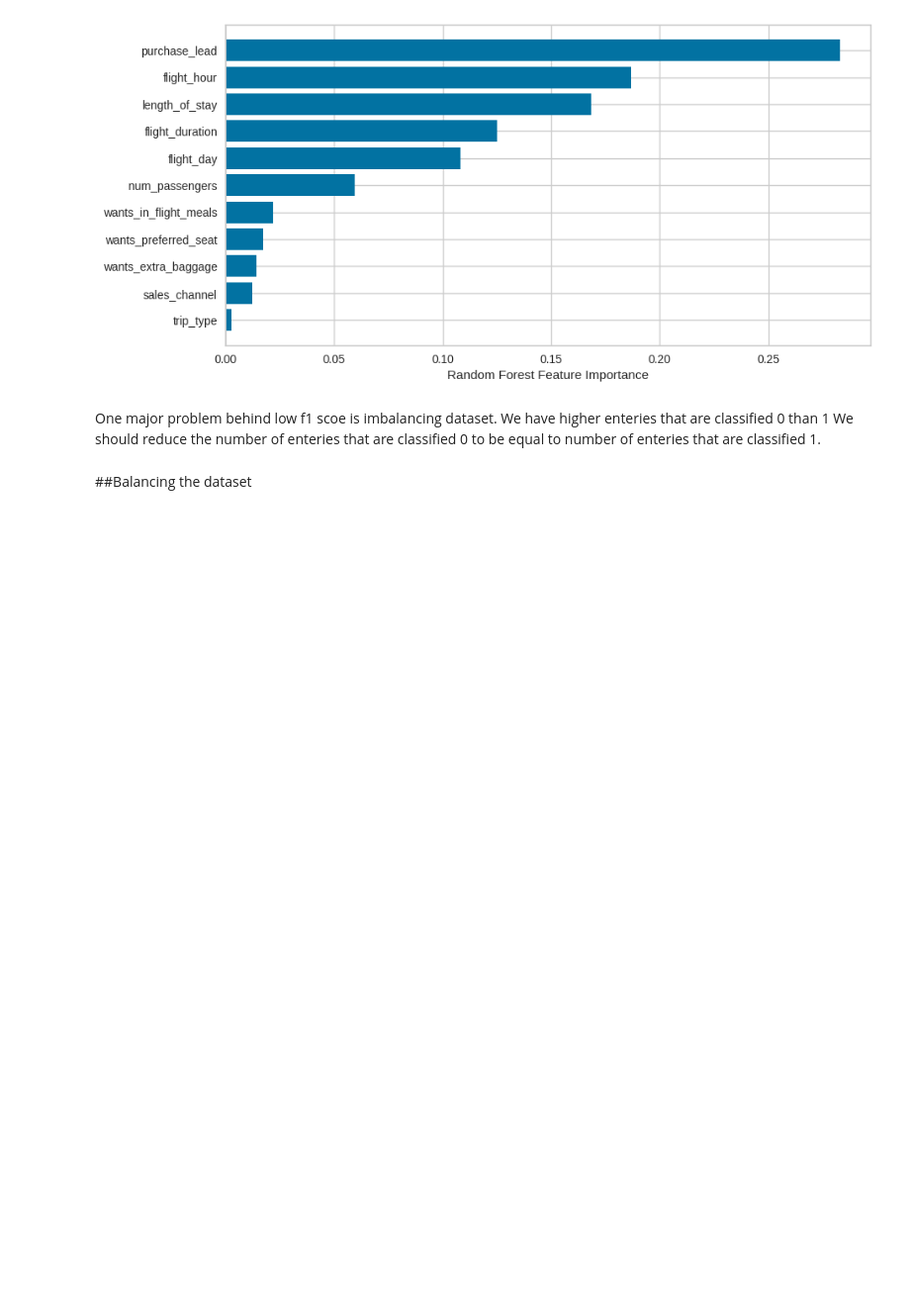
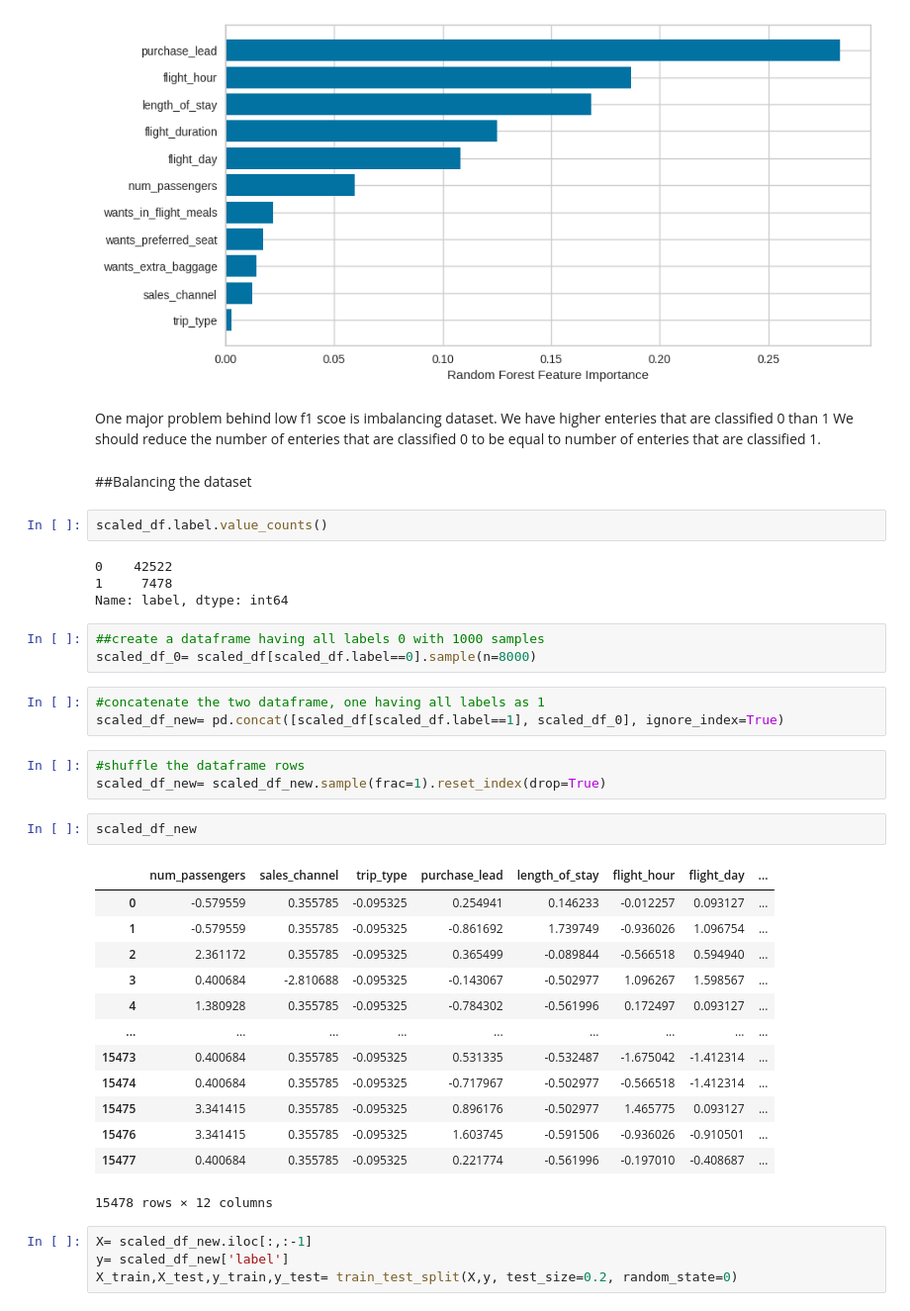
Before and after one commit to i-ninte/machine_learning, a Jupyter notebook: BA_prediction.ipynb, the cells around one changed output. Shown: that part at 99% size. Cells and saved outputs as stored; diff of their text form; blank space fills up the shorter version.

```diff
--- a/BA_prediction.ipynb
+++ b/BA_prediction.ipynb
@@ -421,3 +421,38 @@ One major problem behind low f1 scoe is imbalancing dataset. We have higher ente
 We should reduce the number of enteries that are classified 0 to be equal to number of enteries that are classified  1.
 # %% [markdown]
 ##Balancing the dataset
+# %%
+scaled_df.label.value_counts()
+# %% [output]
+0    42522
+1     7478
+Name: label, dtype: int64
+# %%
+##create a dataframe having all labels 0 with 1000 samples
+scaled_df_0= scaled_df[scaled_df.label==0].sample(n=8000)
+# %%
+#concatenate the two dataframe, one having all labels as 1
+scaled_df_new= pd.concat([scaled_df[scaled_df.label==1], scaled_df_0], ignore_index=True)
+# %%
+#shuffle the dataframe rows
+scaled_df_new= scaled_df_new.sample(frac=1).reset_index(drop=True)
+# %%
+scaled_df_new
+# %% [output]
+|  | num_passengers | sales_channel | trip_type | purchase_lead | length_of_stay | flight_hour | flight_day | ... |
+| 0 | -0.579559 | 0.355785 | -0.095325 | 0.254941 | 0.146233 | -0.012257 | 0.093127 | ... |
+| 1 | -0.579559 | 0.355785 | -0.095325 | -0.861692 | 1.739749 | -0.936026 | 1.096754 | ... |
+| 2 | 2.361172 | 0.355785 | -0.095325 | 0.365499 | -0.089844 | -0.566518 | 0.594940 | ... |
+| 3 | 0.400684 | -2.810688 | -0.095325 | -0.143067 | -0.502977 | 1.096267 | 1.598567 | ... |
+| 4 | 1.380928 | 0.355785 | -0.095325 | -0.784302 | -0.561996 | 0.172497 | 0.093127 | ... |
+| ... | ... | ... | ... | ... | ... | ... | ... | ... |
+| 15473 | 0.400684 | 0.355785 | -0.095325 | 0.531335 | -0.532487 | -1.675042 | -1.412314 | ... |
+| 15474 | 0.400684 | 0.355785 | -0.095325 | -0.717967 | -0.502977 | -0.566518 | -1.412314 | ... |
+| 15475 | 3.341415 | 0.355785 | -0.095325 | 0.896176 | -0.502977 | 1.465775 | 0.093127 | ... |
+| 15476 | 3.341415 | 0.355785 | -0.095325 | 1.603745 | -0.591506 | -0.936026 | -0.910501 | ... |
+| 15477 | 0.400684 | 0.355785 | -0.095325 | 0.221774 | -0.561996 | -0.197010 | -0.408687 | ... |
+15478 rows × 12 columns
+# %%
+X= scaled_df_new.iloc[:,:-1]
+y= scaled_df_new['label']
+X_train,X_test,y_train,y_test= train_test_split(X,y, test_size=0.2, random_state=0)
```
Also changed, not shown: parts of 3 cells of this notebook.
